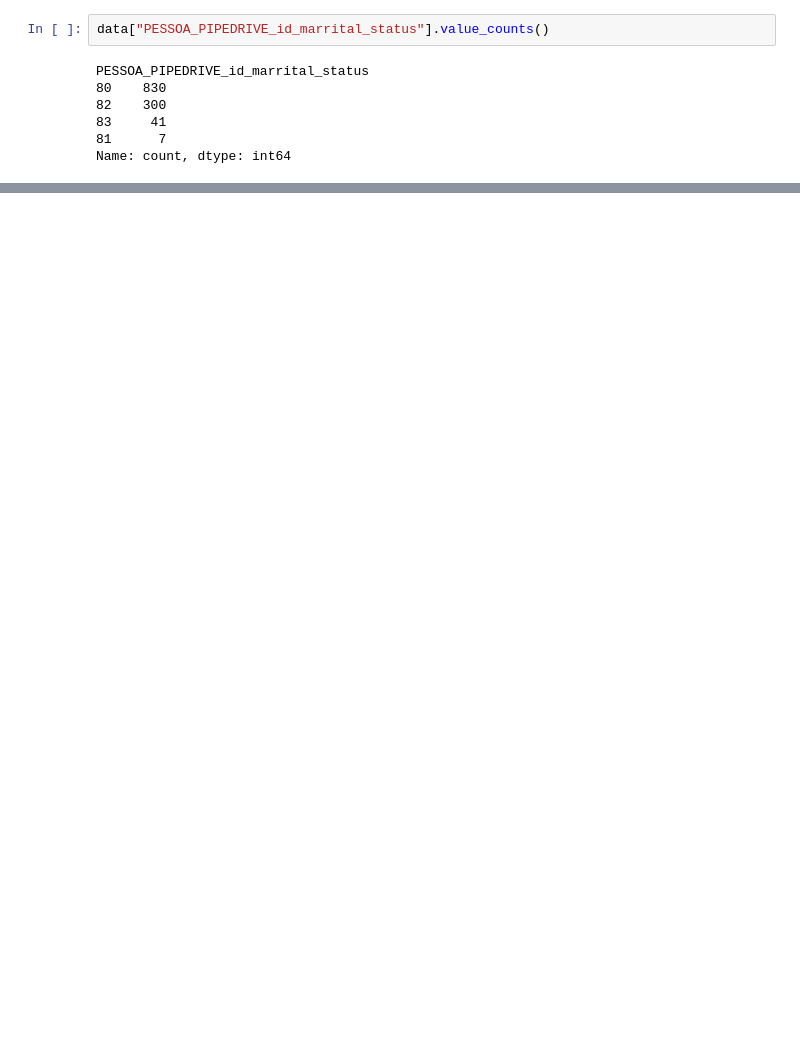
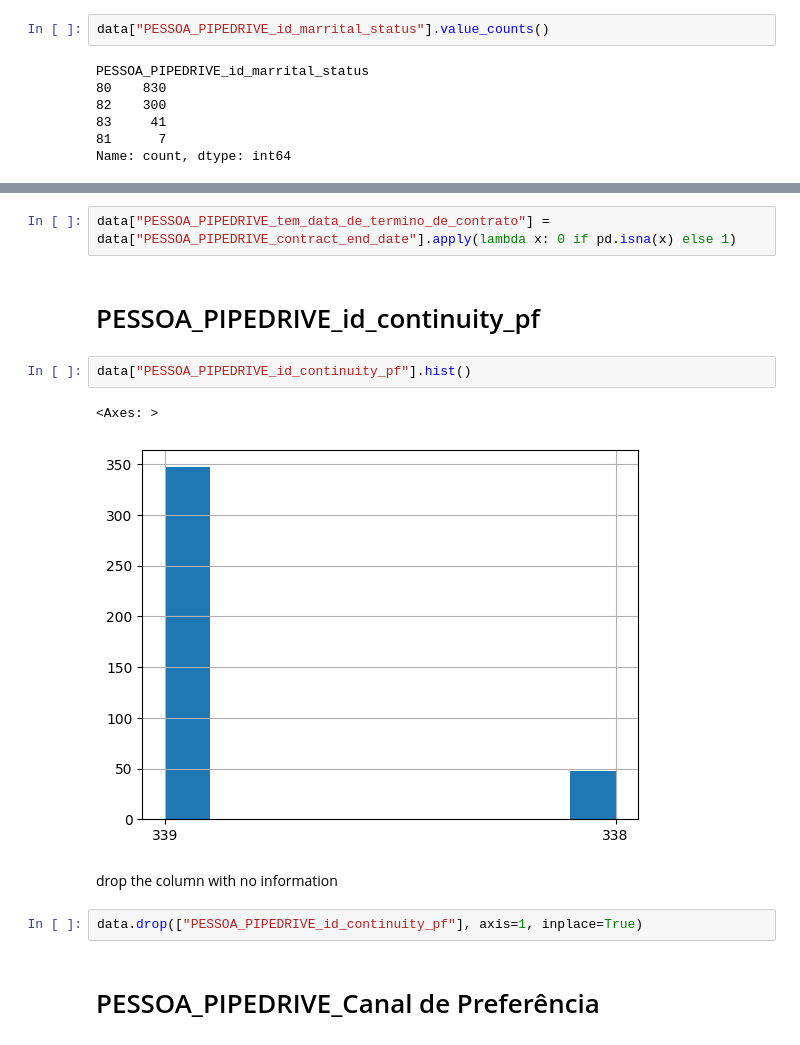
Before and after one commit to alessitomas/streamlit-deploy, a Jupyter notebook: src/notebooks/01_preprocessing.ipynb, the cells around one changed output, grey strips where cells are left out. Drawn from its saved outputs; the diff is of its cells as text; blank space fills up the shorter version.

```diff
--- a/src/notebooks/01_preprocessing.ipynb
+++ b/src/notebooks/01_preprocessing.ipynb
@@ -233,0 +366,15 @@ Name: count, dtype: int64
+# %%
+data["PESSOA_PIPEDRIVE_tem_data_de_termino_de_contrato"] = data["PESSOA_PIPEDRIVE_contract_end_date"].apply(lambda x: 0 if pd.isna(x) else 1)
+# %% [markdown]
+# PESSOA_PIPEDRIVE_id_continuity_pf
+# %%
+data["PESSOA_PIPEDRIVE_id_continuity_pf"].hist()
+# %% [output]
+<Axes: >
+[figure, added]
+# %% [markdown]
+drop the column with no information
+# %%
+data.drop(["PESSOA_PIPEDRIVE_id_continuity_pf"], axis=1, inplace=True)
+# %% [markdown]
+# PESSOA_PIPEDRIVE_Canal de Preferência
```
Also changed, not shown: parts of 36 cells of this notebook.
